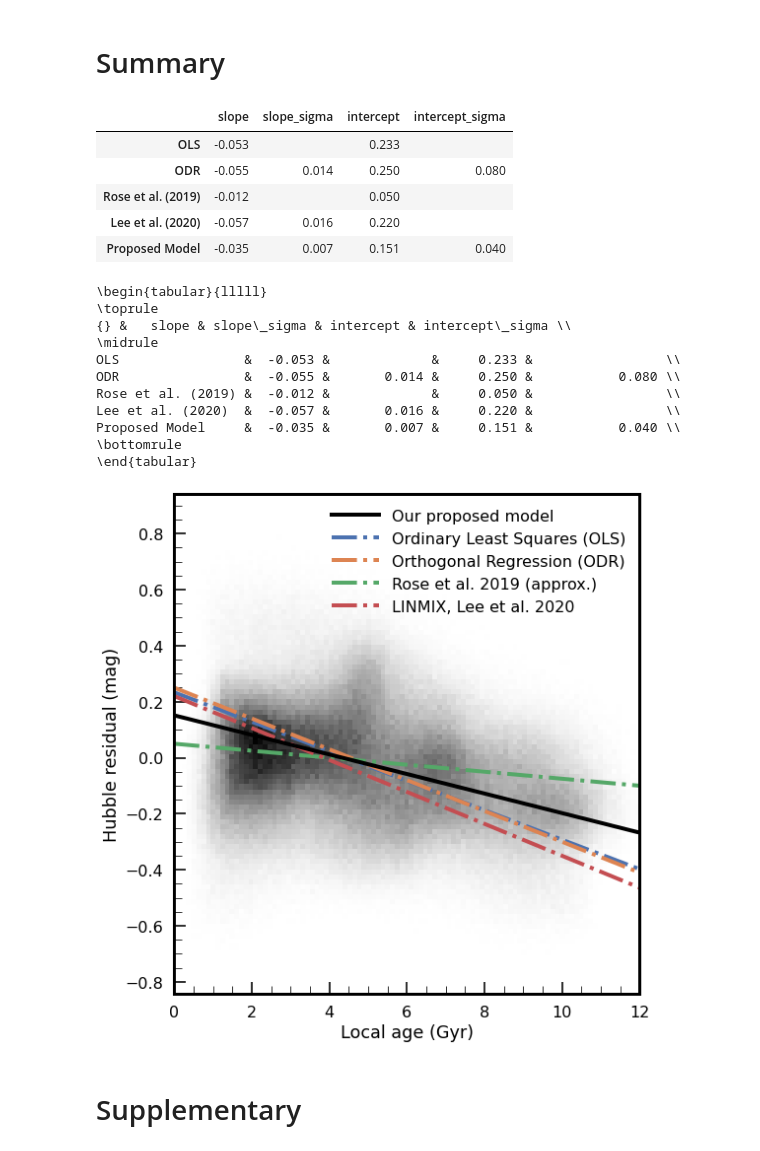
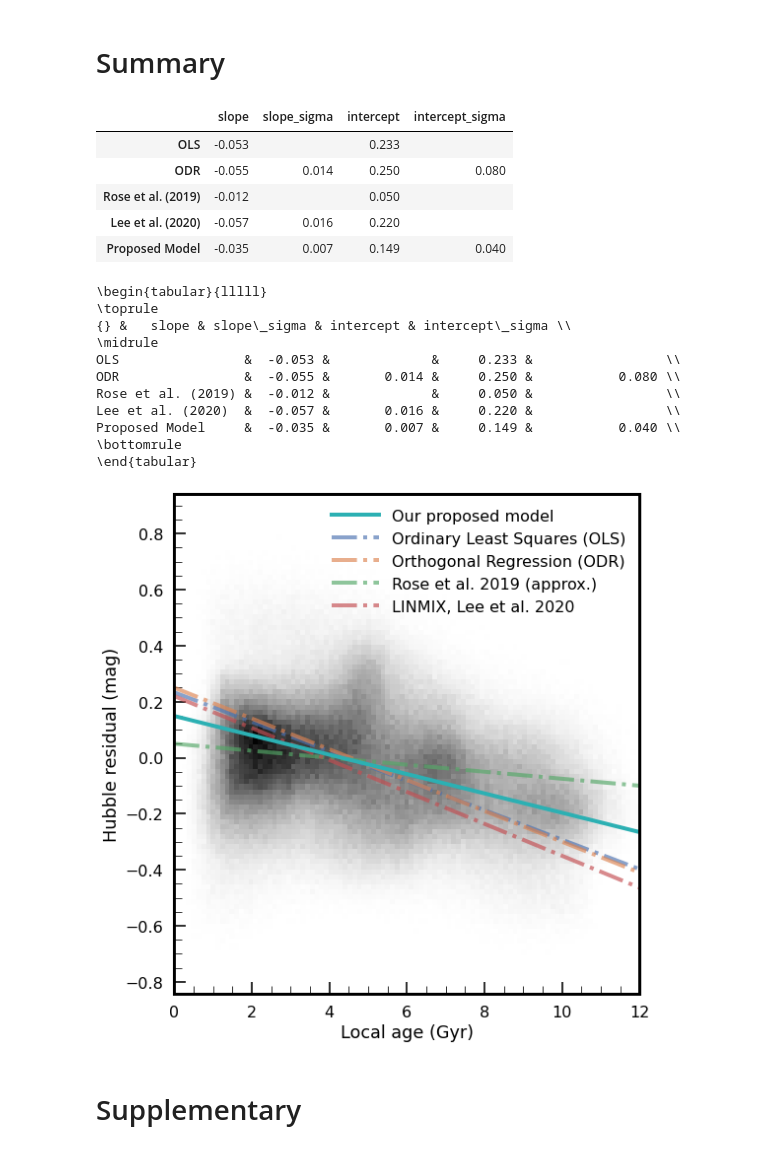
Before and after one commit to ketozhang/statistical-methods-on-sne-ia-luminosity-evolution, a Jupyter notebook: report.ipynb, the cells around one changed output. Saved outputs shown, nothing was run; the diff lists cells and outputs as text; code cells hidden in the pictures.

```diff
--- a/report.ipynb
+++ b/report.ipynb
@@ -413,7 +413,7 @@ xrange = np.linspace(0, 12, 100)
 corr, pvalue_corr = stats.pearsonr(x, y)
 rcorr, pvalue_rcorr = stats.spearmanr(x, y)
 slope, intercept = get_ols_params(age_df)
-[ax.plot(xrange, slope*xrange + intercept, linestyle='dashdot', label=f"Ordinary Least Squares (OLS)") for ax in axes]
+[ax.plot(xrange, slope*xrange + intercept, linestyle='dashdot', alpha=0.66, label=f"Ordinary Least Squares (OLS)") for ax in axes]
 summary["OLS"] = {"slope": slope, "intercept": intercept}
 
 # ODR MCMC Regression
@@ -421,23 +421,23 @@ slope = -0.055
 slope_sigma = 0.014
 intercept =  0.25
 intercept_sigma = 0.08
-[ax.plot(xrange, slope*xrange + intercept, linestyle='dashdot', label=f"Orthogonal Regression (ODR)") for ax in axes]
+[ax.plot(xrange, slope*xrange + intercept, linestyle='dashdot', alpha=0.66, label=f"Orthogonal Regression (ODR)") for ax in axes]
 summary["ODR"] = {"slope": slope, "intercept": intercept, "slope_sigma": slope_sigma, "intercept_sigma": intercept_sigma}
 
 # Rose19 Regression
 slope = -0.05/4
 intercept = 0.05
-[ax.plot(xrange, slope*xrange + intercept, linestyle='dashdot', label=f"Rose et al. 2019 (approx.)") for ax in axes]
+[ax.plot(xrange, slope*xrange + intercept, linestyle='dashdot', alpha=0.66, label=f"Rose et al. 2019 (approx.)") for ax in axes]
 summary["Rose et al. (2019)"] = {"slope": slope, "intercept": intercept}
 
 # LINMIX Lee20
 slope = -0.057
 intercept =  0.22
 slope_sigma = 0.016
-[ax.plot(xrange, slope*xrange + intercept, linestyle='dashdot', label=f"LINMIX, Lee et al. 2020") for ax in axes]
+[ax.plot(xrange, slope*xrange + intercept, linestyle='dashdot', alpha=0.66, label=f"LINMIX, Lee et al. 2020") for ax in axes]
 summary["Lee et al. (2020)"] = {"slope": slope, "slope_sigma": slope_sigma, "intercept": intercept}
 
-## Ours
+## Our Proposed Model
 results = {}
 for path in Path("results/pymc3/").glob(f"*_local.npz"):
     npz = np.load(path)
@@ -446,7 +446,7 @@ slope = results['slope'].mean()
 slope_sigma = results['slope'].std()
 intercept =  results['intercept'].mean()
 intercept_sigma = results['intercept'].std()
-[ax.plot(xrange, slope*xrange + intercept, color='k', label=f"Our proposed model") for ax in axes]
+[ax.plot(xrange, slope*xrange + intercept, color='#2CB0B3', label=f"Our proposed model") for ax in axes]
 summary["Proposed Model"] = {"slope": slope, "slope_sigma": slope_sigma, "intercept": intercept, "intercept_sigma": intercept_sigma}
 
 for ax in axes:
@@ -469,36 +469,36 @@ fig.subplots_adjust(wspace=0)
 plt.savefig(FIGURESPATH/"summary_line_fit.pdf", facecolor='white', dpi=300)
 
 summary_df = (pd.DataFrame(summary)
                 .rename(columns={
                     "Rose et al. (2019)": "Rose et al. (2019)",
                     "Lee et al. (2020)": "Lee et al. (2020)"
                 })
                 .round(3)
                 .T[["slope", "slope_sigma", "intercept", "intercept_sigma"]]
                 .applymap(lambda e: '{:.3f}'.format(e) if not np.isnan(e) else "")
                 .fillna('')
              )
 display(summary_df)
 print(summary_df.to_latex())
 # %% [output]
 |  | slope | slope_sigma | intercept | intercept_sigma |
 | OLS | -0.053 |  | 0.233 |  |
 | ODR | -0.055 | 0.014 | 0.250 | 0.080 |
 | Rose et al. (2019) | -0.012 |  | 0.050 |  |
 | Lee et al. (2020) | -0.057 | 0.016 | 0.220 |  |
-| Proposed Model | -0.035 | 0.007 | 0.151 | 0.040 |
+| Proposed Model | -0.035 | 0.007 | 0.149 | 0.040 |
 \begin{tabular}{lllll}
 \toprule
 {} &   slope & slope\_sigma & intercept & intercept\_sigma \\
 \midrule
 OLS                &  -0.053 &             &     0.233 &                 \\
 ODR                &  -0.055 &       0.014 &     0.250 &           0.080 \\
 Rose et al. (2019) &  -0.012 &             &     0.050 &                 \\
 Lee et al. (2020)  &  -0.057 &       0.016 &     0.220 &                 \\
-Proposed Model     &  -0.035 &       0.007 &     0.151 &           0.040 \\
+Proposed Model     &  -0.035 &       0.007 &     0.149 &           0.040 \\
 \bottomrule
 \end{tabular}
-[figure, old version]
+[figure, new version]
 # %%
 fig, axes = plt.subplots(1, 1, figsize=(8, 8), sharey=True, squeeze=True)
 axes = [axes]
```
Also changed, not shown: parts of 9 cells of this notebook.
